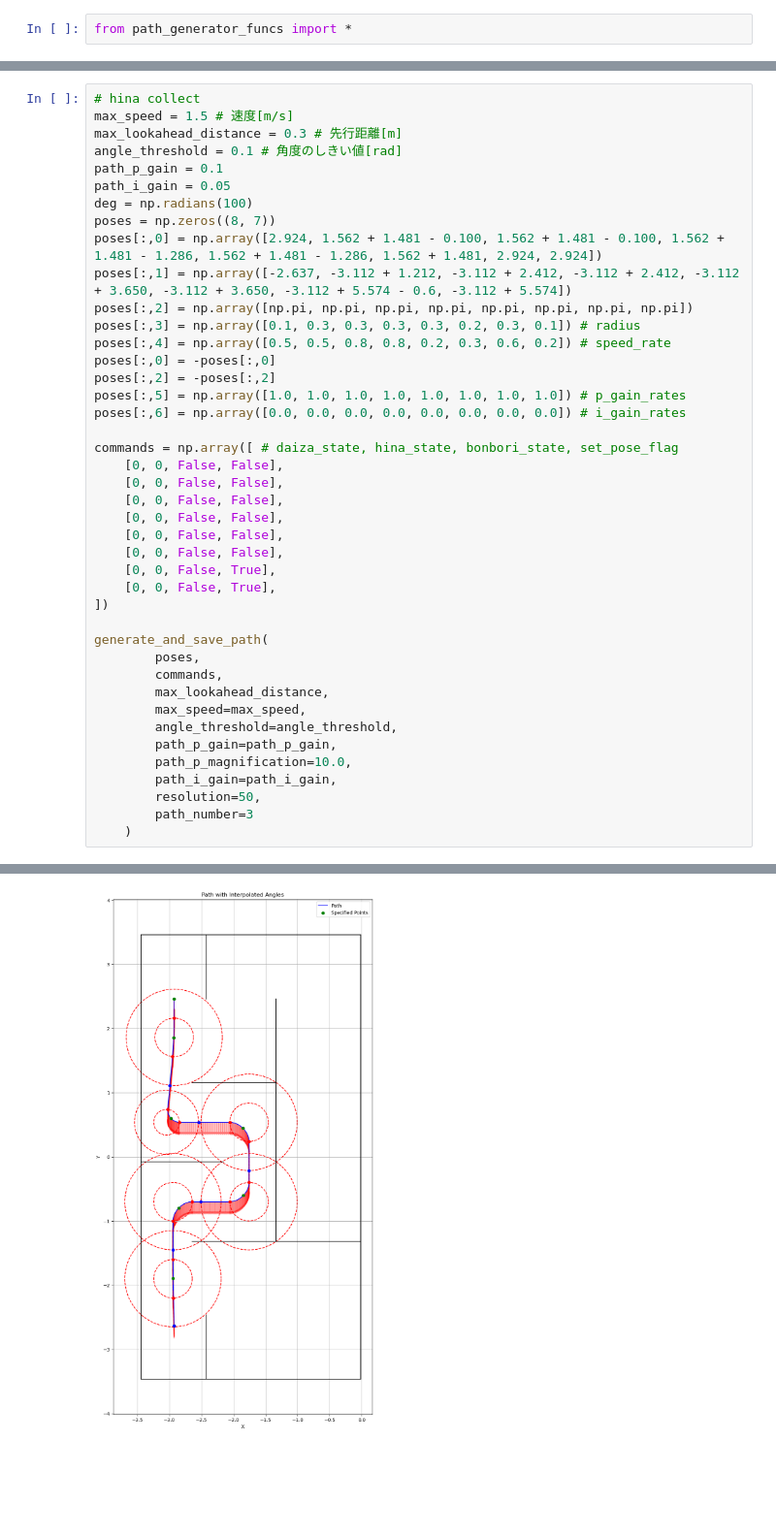
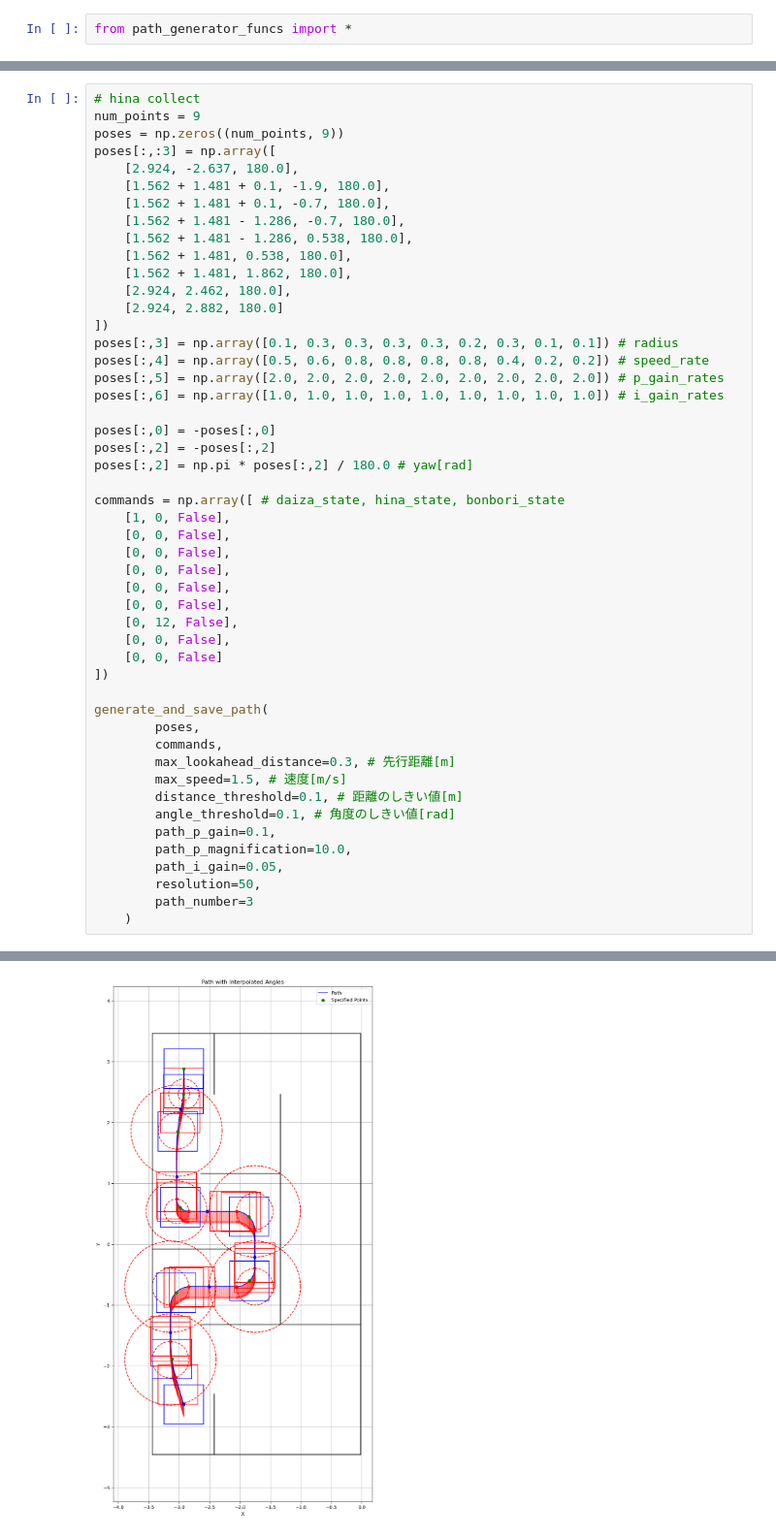
Before and after one commit to NeyagawaRobocons/chassis_haru_robo2024, a Jupyter notebook: pure_pursuit/pure_pursuit/path_generator.ipynb, the cells around one changed output, grey strips where cells are left out. Shown at 97% size. Saved outputs shown, nothing was run; the diff lists cells and outputs as text; blank space fills up the shorter version.

Commit message:
update map generator: add view of robot as square, field side change func, hina place path

```diff
--- a/pure_pursuit/pure_pursuit/path_generator.ipynb
+++ b/pure_pursuit/pure_pursuit/path_generator.ipynb
@@ -92,42 +98,49 @@ Saving indices and commands to ../csv/indices_and_commands2.csv
 # %%
 # hina collect
-max_speed = 1.5 # 速度[m/s]
-max_lookahead_distance = 0.3 # 先行距離[m]
-angle_threshold = 0.1 # 角度のしきい値[rad]
-path_p_gain = 0.1
-path_i_gain = 0.05
-deg = np.radians(100)
-poses = np.zeros((8, 7))
-poses[:,0] = np.array([2.924, 1.562 + 1.481 - 0.100, 1.562 + 1.481 - 0.100, 1.562 + 1.481 - 1.286, 1.562 + 1.481 - 1.286, 1.562 + 1.481, 2.924, 2.924])
-poses[:,1] = np.array([-2.637, -3.112 + 1.212, -3.112 + 2.412, -3.112 + 2.412, -3.112 + 3.650, -3.112 + 3.650, -3.112 + 5.574 - 0.6, -3.112 + 5.574])
-poses[:,2] = np.array([np.pi, np.pi, np.pi, np.pi, np.pi, np.pi, np.pi, np.pi])
-poses[:,3] = np.array([0.1, 0.3, 0.3, 0.3, 0.3, 0.2, 0.3, 0.1]) # radius
-poses[:,4] = np.array([0.5, 0.5, 0.8, 0.8, 0.2, 0.3, 0.6, 0.2]) # speed_rate
+num_points = 9
+poses = np.zeros((num_points, 9))
+poses[:,:3] = np.array([
+    [2.924, -2.637, 180.0],
+    [1.562 + 1.481 + 0.1, -1.9, 180.0],
+    [1.562 + 1.481 + 0.1, -0.7, 180.0],
+    [1.562 + 1.481 - 1.286, -0.7, 180.0],
+    [1.562 + 1.481 - 1.286, 0.538, 180.0],
+    [1.562 + 1.481, 0.538, 180.0],
+    [1.562 + 1.481, 1.862, 180.0],
+    [2.924, 2.462, 180.0],
+    [2.924, 2.882, 180.0]
+])
+poses[:,3] = np.array([0.1, 0.3, 0.3, 0.3, 0.3, 0.2, 0.3, 0.1, 0.1]) # radius
+poses[:,4] = np.array([0.5, 0.6, 0.8, 0.8, 0.8, 0.8, 0.4, 0.2, 0.2]) # speed_rate
+poses[:,5] = np.array([2.0, 2.0, 2.0, 2.0, 2.0, 2.0, 2.0, 2.0, 2.0]) # p_gain_rates
+poses[:,6] = np.array([1.0, 1.0, 1.0, 1.0, 1.0, 1.0, 1.0, 1.0, 1.0]) # i_gain_rates
+
 poses[:,0] = -poses[:,0]
 poses[:,2] = -poses[:,2]
-poses[:,5] = np.array([1.0, 1.0, 1.0, 1.0, 1.0, 1.0, 1.0, 1.0]) # p_gain_rates
-poses[:,6] = np.array([0.0, 0.0, 0.0, 0.0, 0.0, 0.0, 0.0, 0.0]) # i_gain_rates
+poses[:,2] = np.pi * poses[:,2] / 180.0 # yaw[rad]
 
-commands = np.array([ # daiza_state, hina_state, bonbori_state, set_pose_flag
-    [0, 0, False, False],
-    [0, 0, False, False],
-    [0, 0, False, False],
-    [0, 0, False, False],
-    [0, 0, False, False],
-    [0, 0, False, False],
-    [0, 0, False, True],
-    [0, 0, False, True],
+commands = np.array([ # daiza_state, hina_state, bonbori_state
+    [1, 0, False],
+    [0, 0, False],
+    [0, 0, False],
+    [0, 0, False],
+    [0, 0, False],
+    [0, 0, False],
+    [0, 12, False],
+    [0, 0, False],
+    [0, 0, False]
 ])
 
 generate_and_save_path(
         poses,
         commands,
-        max_lookahead_distance,
-        max_speed=max_speed,
-        angle_threshold=angle_threshold,
-        path_p_gain=path_p_gain,
+        max_lookahead_distance=0.3, # 先行距離[m]
+        max_speed=1.5, # 速度[m/s]
+        distance_threshold=0.1, # 距離のしきい値[m]
+        angle_threshold=0.1, # 角度のしきい値[rad]
+        path_p_gain=0.1,
         path_p_magnification=10.0,
-        path_i_gain=path_i_gain,
+        path_i_gain=0.05,
         resolution=50,
         path_number=3
     )
@@ -138 +156 @@ Saving indices and commands to ../csv/indices_and_commands3.csv
-[figure, old version]
+[figure, new version]
```
Also changed, not shown: parts of 6 cells of this notebook, 12 other files.
